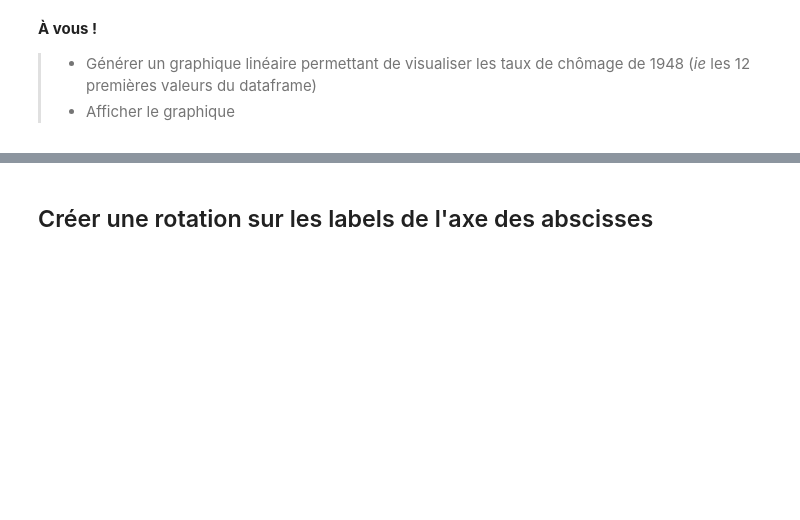
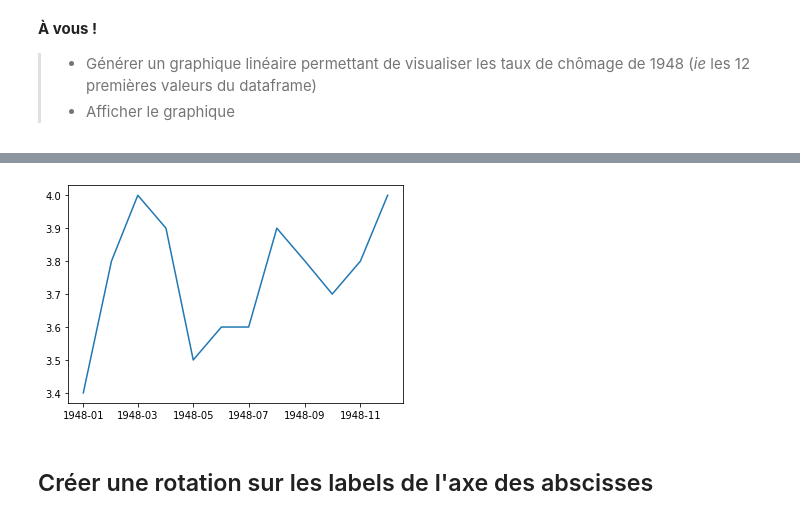
Before and after one commit to louiskuhn/IA-P2-Euskadi, a Jupyter notebook: Python/2. Visualisation graphique/1. VisualisationGraphique_courbes.ipynb, the cells around one changed output, grey strips where cells are left out. Saved outputs shown, nothing was run; the diff lists cells and outputs as text; code cells hidden in the pictures; blank space fills up the shorter version.

```diff
--- a/Python/2. Visualisation graphique/1. VisualisationGraphique_courbes.ipynb
+++ b/Python/2. Visualisation graphique/1. VisualisationGraphique_courbes.ipynb
@@ -37,3 +80,9 @@ __À vous !__
+# %%
+# de manière équivalente
+plt.plot('DATE', 'UNRATE', data=first_year)
+plt.show()
+# %% [output]
+[figure, added]
 # %% [markdown]
 ## Créer une rotation sur les labels de l'axe des abscisses
 # %% [markdown]
```
Also changed, not shown: parts of 17 cells of this notebook.
